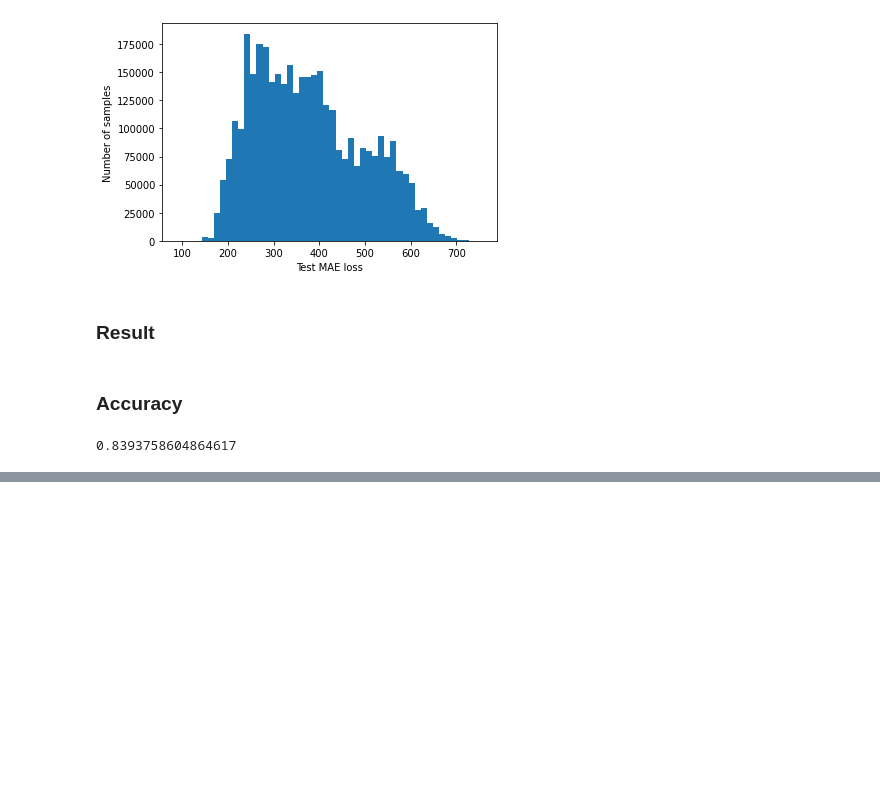
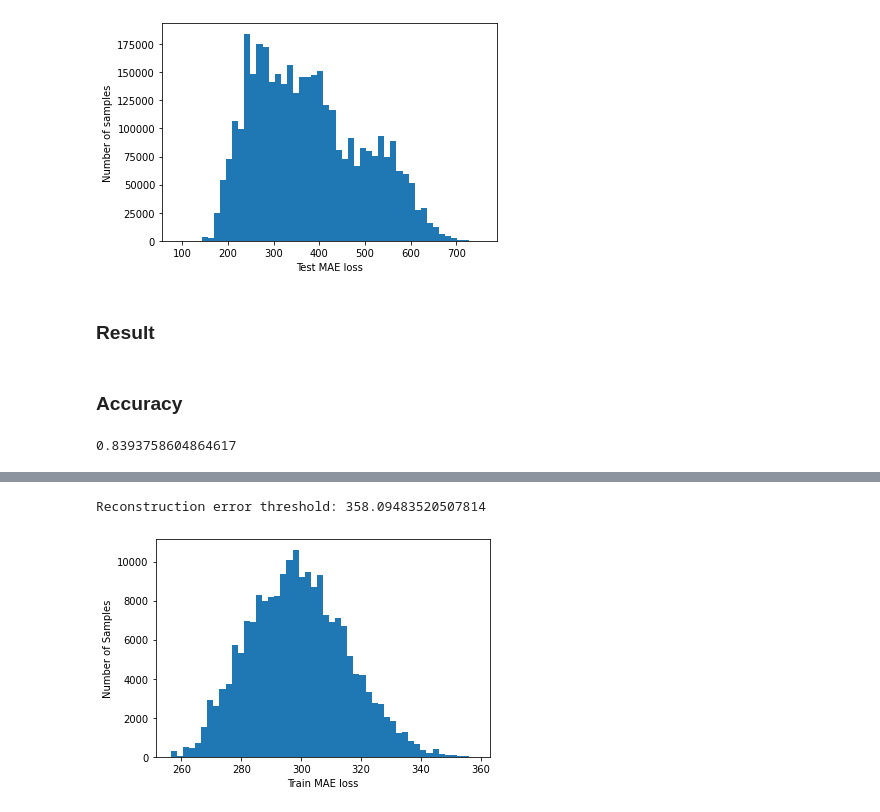
Before and after one commit to ho7221/DL_term_project, a Jupyter notebook: rnn_2.ipynb, the cells around one changed output, grey strips where cells are left out. Cells and saved outputs as stored; diff of their text form; code cells hidden in the pictures; blank space fills up the shorter version.

```diff
--- a/rnn_2.ipynb
+++ b/rnn_2.ipynb
@@ -498,0 +586,13 @@ FN=len(test_score_df.loc[(test_score_df['label']=='T') & ~test_score_df['anomaly
+# %%
+X_train_pred = model.predict(X_train, verbose=0)
+train_mae_loss = np.mean(np.abs(X_train_pred - X_train), axis=1)
+
+plt.hist(train_mae_loss, bins=50)
+plt.xlabel('Train MAE loss')
+plt.ylabel('Number of Samples');
+
+threshold = np.max(train_mae_loss)
+print(f'Reconstruction error threshold: {threshold}')
+# %% [output]
+Reconstruction error threshold: 358.09483520507814
+[figure, added]
```
Also changed, not shown: parts of 24 cells of this notebook.
